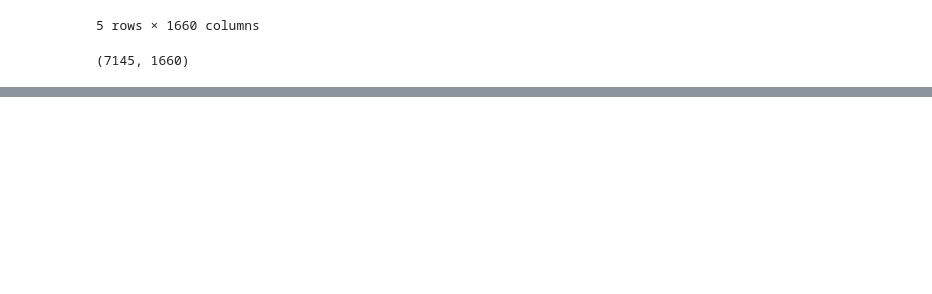
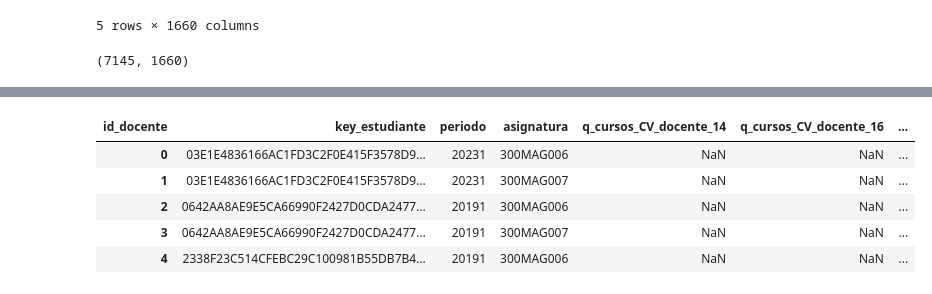
Before and after one commit to jaimereinoso2/pg2, a Jupyter notebook: prepararDATOS.ipynb, the cells around one changed output, grey strips where cells are left out. Saved outputs shown, nothing was run; the diff lists cells and outputs as text; code cells hidden in the pictures; blank space fills up the shorter version.

```diff
--- a/prepararDATOS.ipynb
+++ b/prepararDATOS.ipynb
@@ -644,0 +759,21 @@ print(DATOS.shape)
+# %%
+DATOS = pd.read_pickle('checkPoints/DATOS10.pkl')
+
+query = """
+    SELECT ma.key_estudiante, ma.periodo, ma.asignatura,  d.id_docente, count(*) cuantos
+    FROM f_matriculasAsignaturas ma
+    INNER JOIN f_periodos p
+    ON p.periodo = ma.periodo
+    INNER JOIN f_matriculasAsignaturas ma2
+    ON ma2.key_estudiante = ma.key_estudiante
+    INNER JOIN  f_periodos p2
+    ON p2.periodo = ma2.periodo
+    INNER JOIN f_docentes d
+    ON d.key_docente = ma2.key_docente
+    WHERE ma.analizar = 1						-- tomamos en cuenta solo las asignaturas de interés
+    AND p2.tipo ='CV'							-- los periodos anteriores solo se toman en cuenta los tipo CV
+    AND p2.orden < p.orden						-- solo tomamos en cuenta periodos anteriores al periodo de la asig
+    GROUP BY ma.key_estudiante, ma.periodo, ma.asignatura, d.id_docente;
+    """
+temp = pd.read_sql(query, con=motor)
+temp.head()
@@ -644,0 +787,16 @@ print(DATOS.shape)
+# %%
+temp_pivot = temp.pivot(index=['key_estudiante','periodo','asignatura'], columns='id_docente', values='cuantos').reset_index()
+prefijo = 'q_cursos_CV_docente_'
+temp_pivot = temp_pivot.add_prefix(prefijo)
+temp_pivot.rename(columns={prefijo + 'key_estudiante':'key_estudiante',
+                           prefijo + 'periodo':'periodo',
+                           prefijo + 'asignatura':'asignatura'},
+                           inplace=True)
+temp_pivot.head()
+# %% [output]
+| id_docente | key_estudiante | periodo | asignatura | q_cursos_CV_docente_14 | q_cursos_CV_docente_16 | ... |
+| 0 | 03E1E4836166AC1FD3C2F0E415F3578D9... | 20231 | 300MAG006 | NaN | NaN | ... |
+| 1 | 03E1E4836166AC1FD3C2F0E415F3578D9... | 20231 | 300MAG007 | NaN | NaN | ... |
+| 2 | 0642AA8AE9E5CA66990F2427D0CDA2477... | 20191 | 300MAG006 | NaN | NaN | ... |
+| 3 | 0642AA8AE9E5CA66990F2427D0CDA2477... | 20191 | 300MAG007 | NaN | NaN | ... |
+| 4 | 2338F23C514CFEBC29C100981B55DB7B4... | 20191 | 300MAG006 | NaN | NaN | ... |
```
Also changed, not shown: parts of 12 cells of this notebook, 1 other file.
